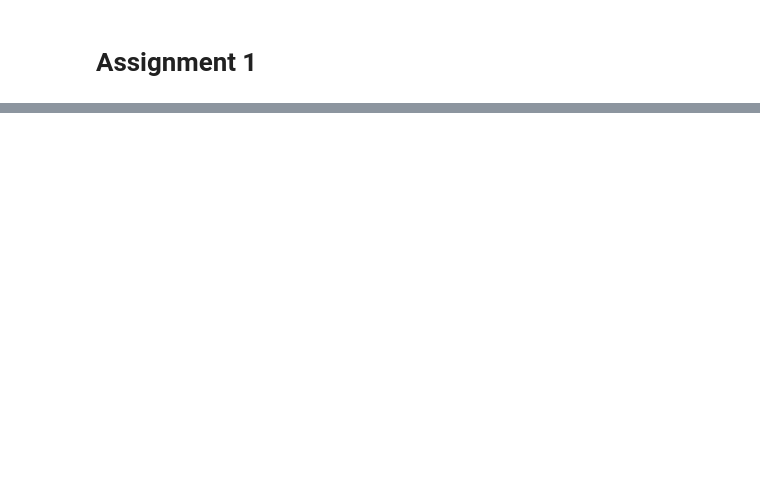
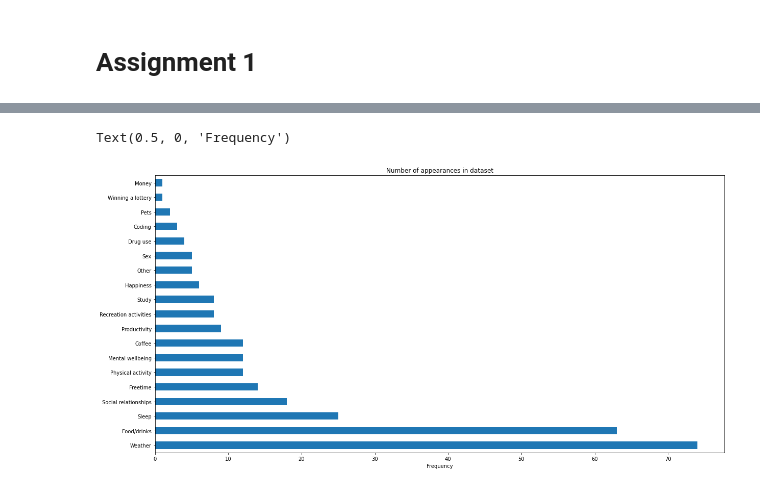
Before and after one commit to sandergs92/dmt-assignment-1, a Jupyter notebook: assignment_1/notebook_1.ipynb, the cells around one changed output, grey strips where cells are left out. Cells and saved outputs as stored; diff of their text form; code cells hidden in the pictures; blank space fills up the shorter version.

Commit message:
all columns fixed, plots are here

```diff
--- a/assignment_1/notebook_1.ipynb
+++ b/assignment_1/notebook_1.ipynb
@@ -207,0 +168,56 @@ df.loc[df['Good day (1)'].str.contains('productiv|good work|work done|challeging
+# %%
+"""Dealing with the last column"""
+
+# divide answers into categories for analyses
+df.loc[df['Good day (1)'].str.contains('coffee|flat white', case=False), 'Good day (1)'] = 'Coffee'
+df.loc[df['Good day (1)'].str.contains('sun|rain|weather|wind|skies', case=False), 'Good day (1)'] = 'Weather'
+df.loc[df['Good day (1)'].str.contains('sleep|early|wake up late|good night', case=False), 'Good day (1)'] = 'Sleep'
+df.loc[df['Good day (1)'].str.contains('friend|family|social|people|Kafeneion Amsterdam|Party', case=False), 'Good day (1)'] = 'Social relationships'
+df.loc[df['Good day (1)'].str.contains('sport|volley|gym|football|tennis|bouldering|biking|exercise|workout|Cycling', case=False), 'Good day (1)'] = 'Physical activity'
+df.loc[df['Good day (1)'].str.contains('food|drinks|breakfast|drinking|pasta|lasagne|chocolate|beer|cookies|meal|sushi|cake|alcohol|croissant|snacks|bread|Winkel apple pie|snickers|Frozen yoghurt|nice dinner|brownies|pizza|thuisbezorgd', case=False), 'Good day (1)'] = 'Food/drinks'
+df.loc[df['Good day (1)'].str.contains('mental|stress|relax|mood|satisfaction|being stoic|complications|feeling content|silence', case=False), 'Good day (1)'] = 'Mental wellbeing'
+df.loc[df['Good day (1)'].str.contains('happy|joy|Laughter|smiles|smile', case=False), 'Good day (1)'] = 'Happiness'
+df.loc[df['Good day (1)'].str.contains('no l|no d|not h|homework|dues|freedom|free time|no cl|time for myself|No obligations|no work|nothing important|Quality time spent|saturday', case=False), 'Good day (1)'] = 'Freetime' # Category to avoid clashings with the word 'lecture'/ no deadlines/ not having to get up early
+df.loc[df['Good day (1)'].str.contains('productiv|good work|work done|challeging works|working hard|early|Flow state|insightful things', case=False), 'Good day (1)'] = 'Productivity'
+df.loc[df['Good day (1)'].str.contains('lecture|datamining|passing|grades|studying', case=False), 'Good day (1)'] = 'Study'
+df.loc[df['Good day (1)'].str.contains('drugs|xtc', case=False), 'Good day (1)'] = 'Drug use'
+df.loc[df['Good day (1)'].str.contains('Green', case=True), 'Good day (1)'] = 'Drug use'
+df.loc[df['Good day (1)'].str.contains('head|sex', case=False), 'Good day (1)'] = 'Sex'
+df.loc[df['Good day (1)'].str.contains('movies|game|reading|playing|VIKINGS|having fun|music', case=False), 'Good day (1)'] = 'Recreation activities' # Could be mixed with 'Freetime'?
+df.loc[df['Good day (1)'].str.contains('coding|debugging|Applying data mining techniques', case=False), 'Good day (1)'] = 'Coding'
+df.loc[df['Good day (1)'].str.contains('my cat', case=False), 'Good day (1)'] = 'Pets'
+df.loc[df['Good day (1)'].str.contains('Cat', case=True), 'Good day (1)'] = 'Pets'
+df.loc[df['Good day (1)'].str.contains('Win lottery', case=False), 'Good day (1)'] = 'Winning a lottery'
+df.loc[df['Good day (1)'].str.contains('Ether in the green', case=False), 'Good day (1)'] = 'Money'
+df.loc[df['Good day (1)'].str.contains('Come up with a good question|good|surveys|waking up|alive', case=False), 'Good day (1)'] = 'Other'
+df.loc[df['Good day (1)'].str.contains('Free', case=True), 'Good day (1)'] = 'Freetime'
+
+
+
+
+df.loc[df['Good day (1)'].str.contains('Love', case=True), 'Good day (1)'] = 'ZAK' # for the str with love and emoji in it
+df.loc[df['Good day (1)'].str.contains('7777|0|6|see you smile|1|yes|Χρεσης|3|I don|Wakker worden naast Lieke|Andrea|Lemons|no idea|Kissing thomas', case=False), 'Good day (1)'] = 'ZAK'
+
+# Replace '2', '9', '-' by checking length of string to avoid clashes with other strings such as '420'
+df['Good day (1)'] = df['Good day (1)'].apply(lambda i: i if len(i) > 1 else 'ZAK')
+
+
+# Change strings of 'ZAK' to np.NaN
+df['Good day (1)'] = df['Good day (1)'].replace('ZAK', np.nan)
+
+# value count the strings to plot them in bar chart
+df['Good day (1)'].value_counts().plot(kind='barh', figsize=(20, 10))
+plt.title('Number of appearances in dataset')
+plt.xlabel('Frequency')
+
+# Ranges of values
+# Distribution of values,
+# relationships between attributes
+# and so on.
+
+# Make list of the first column for reference
+# mark_list = df['Good day (1)'].tolist()
+# print(mark_list)
+# %% [output]
+Text(0.5, 0, 'Frequency')
+[figure, added]
```
Also changed, not shown: parts of 14 cells of this notebook.
